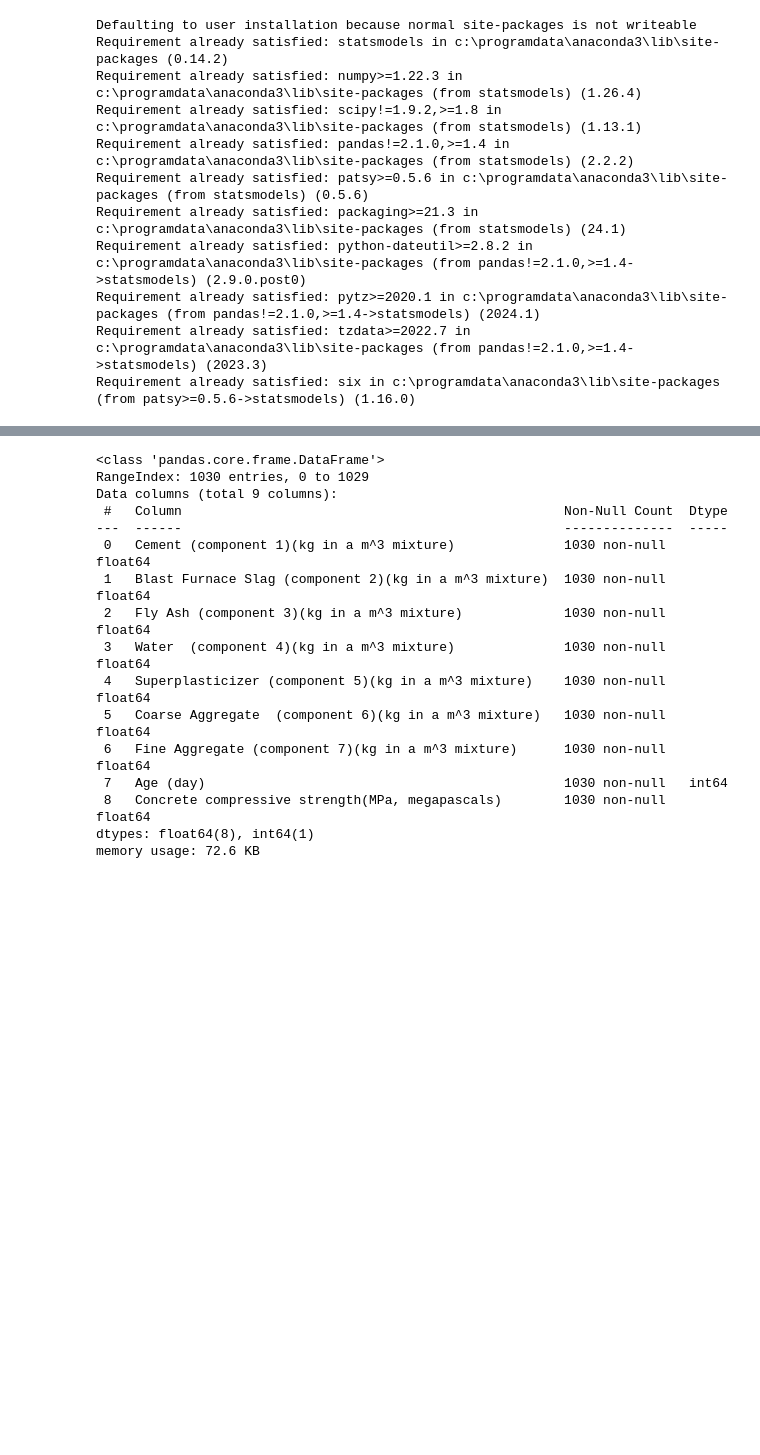
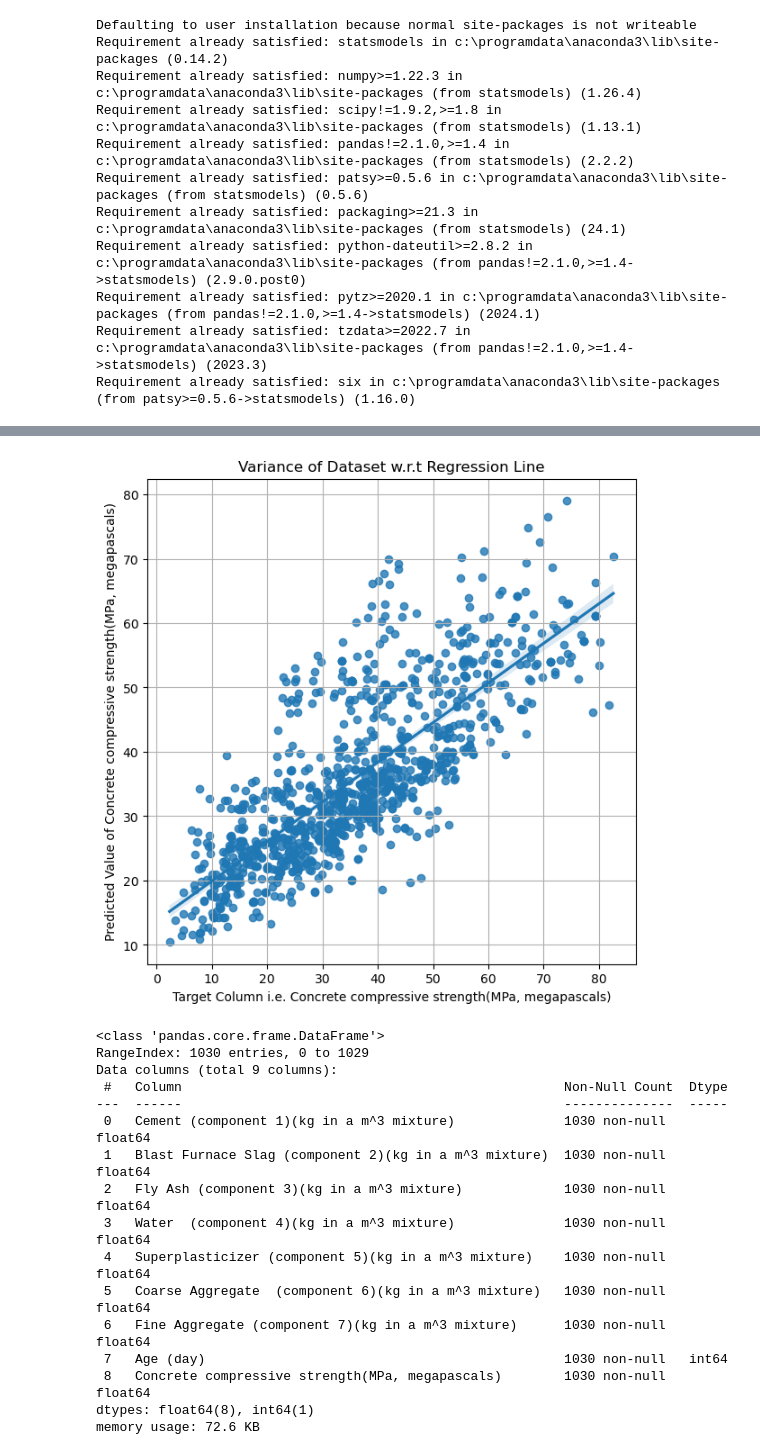
Before and after one commit to kanishka1478/Cement_Prediction_Model, a Jupyter notebook: model.ipynb, the cells around one changed output, grey strips where cells are left out. Drawn from its saved outputs; the diff is of its cells as text; code cells hidden in the pictures; blank space fills up the shorter version.

```diff
--- a/model.ipynb
+++ b/model.ipynb
@@ -90,4 +97,18 @@ Notes:
 [1] Standard Errors assume that the covariance matrix of the errors is correctly specified.
 [2] The condition number is large, 1.06e+05. This might indicate that there are
 strong multicollinearity or other numerical problems.
+# %%
+# Evaluate y_pred i.e. Predicted Value
+y_pred = model.predict(X)
+# %%
+# Plot Regression
+plt.figure(figsize = (7,7))
+sns.regplot(x = y,y = y_pred)
+plt.title('Variance of Dataset w.r.t Regression Line')
+plt.xlabel('Target Column i.e. Concrete compressive strength(MPa, megapascals)')
+plt.ylabel('Predicted Value of Concrete compressive strength(MPa, megapascals)')
+plt.grid()
+plt.show()
+# %% [output]
+[figure, added]
 # %%
```
Also changed, not shown: parts of 43 cells of this notebook, 1 other file.
